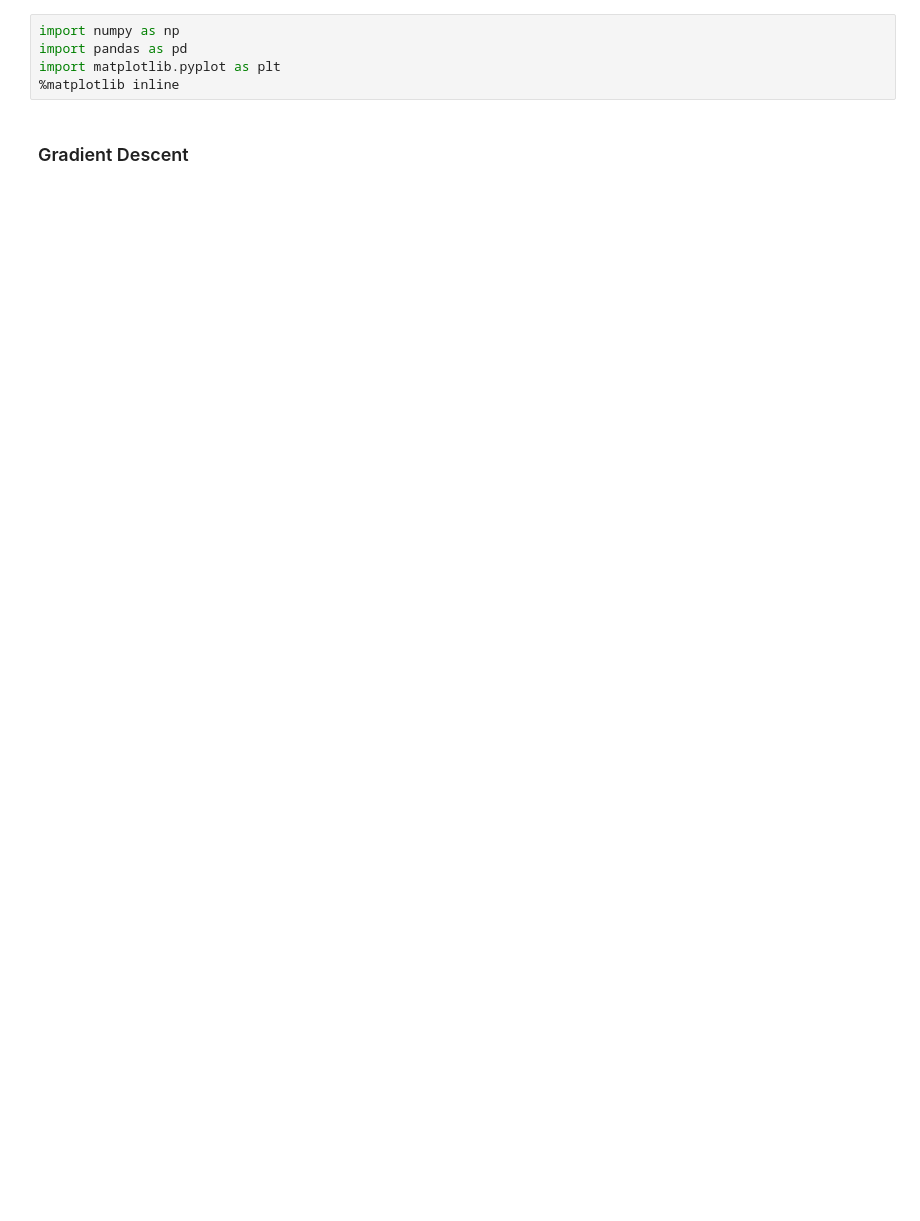
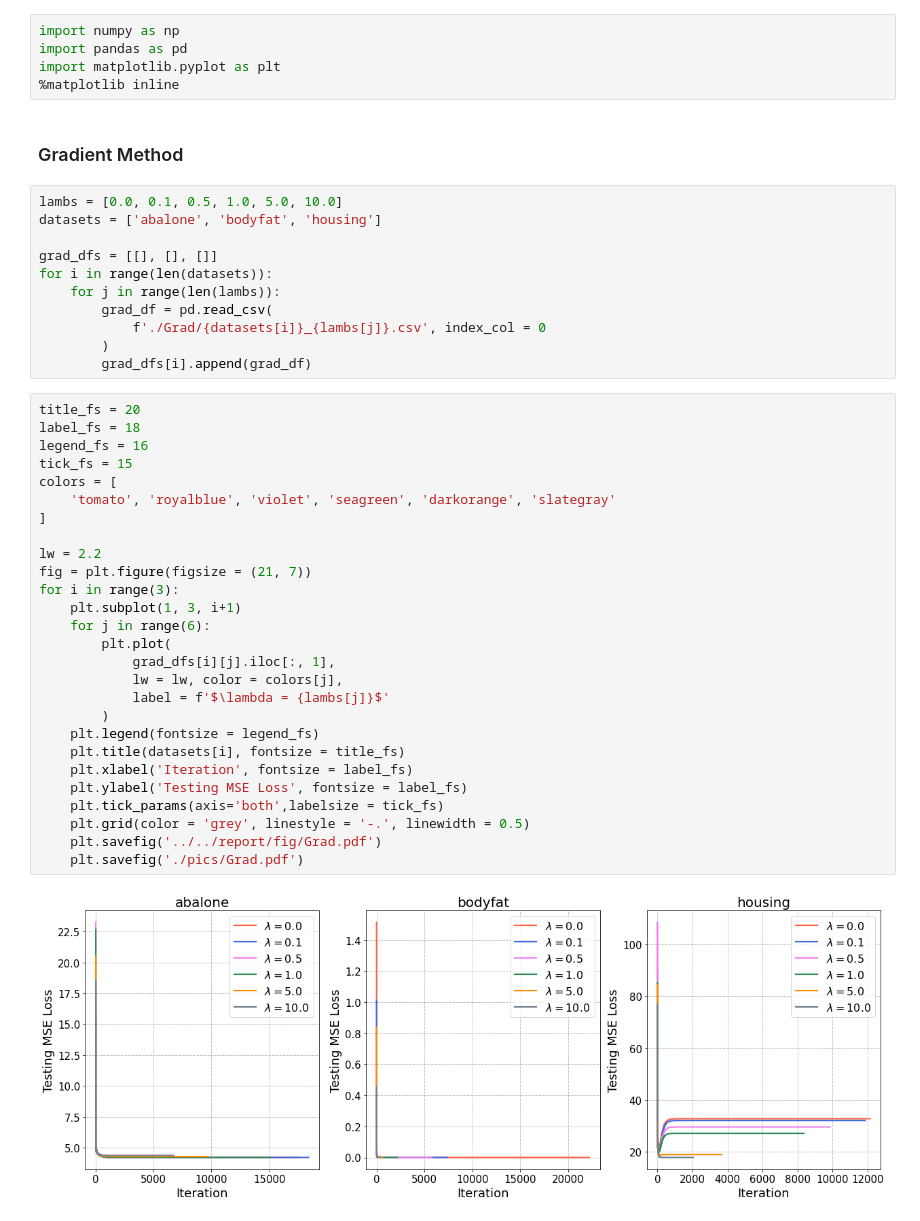
Before and after one commit to ZhaoHongjue/Optimization-HW, a Jupyter notebook: midterm/src/result/process.ipynb, the cells around one changed output. Cells and saved outputs as stored; diff of their text form; blank space fills up the shorter version.

```diff
--- a/midterm/src/result/process.ipynb
+++ b/midterm/src/result/process.ipynb
@@ -4,4 +4,44 @@ import pandas as pd
 import matplotlib.pyplot as plt
 %matplotlib inline
 # %% [markdown]
-### Gradient Descent
+### Gradient Method
+# %%
+lambs = [0.0, 0.1, 0.5, 1.0, 5.0, 10.0]
+datasets = ['abalone', 'bodyfat', 'housing']
+
+grad_dfs = [[], [], []]
+for i in range(len(datasets)):
+    for j in range(len(lambs)):
+        grad_df = pd.read_csv(
+            f'./Grad/{datasets[i]}_{lambs[j]}.csv', index_col = 0
+        )
+        grad_dfs[i].append(grad_df)
+# %%
+title_fs = 20
+label_fs = 18
+legend_fs = 16
+tick_fs = 15
+colors = [
+    'tomato', 'royalblue', 'violet', 'seagreen', 'darkorange', 'slategray'
+]
+
+lw = 2.2
+fig = plt.figure(figsize = (21, 7))
+for i in range(3):
+    plt.subplot(1, 3, i+1)
+    for j in range(6):
+        plt.plot(
+            grad_dfs[i][j].iloc[:, 1],
+            lw = lw, color = colors[j],
+            label = f'$\lambda = {lambs[j]}$'
+        )
+    plt.legend(fontsize = legend_fs)
+    plt.title(datasets[i], fontsize = title_fs)
+    plt.xlabel('Iteration', fontsize = label_fs)
+    plt.ylabel('Testing MSE Loss', fontsize = label_fs)
+    plt.tick_params(axis='both',labelsize = tick_fs)
+    plt.grid(color = 'grey', linestyle = '-.', linewidth = 0.5)
+    plt.savefig('../../report/fig/Grad.pdf')
+    plt.savefig('./pics/Grad.pdf')
+# %% [output]
+[figure, added]
```
Also changed, not shown: parts of 8 cells of this notebook, 11 other files.
